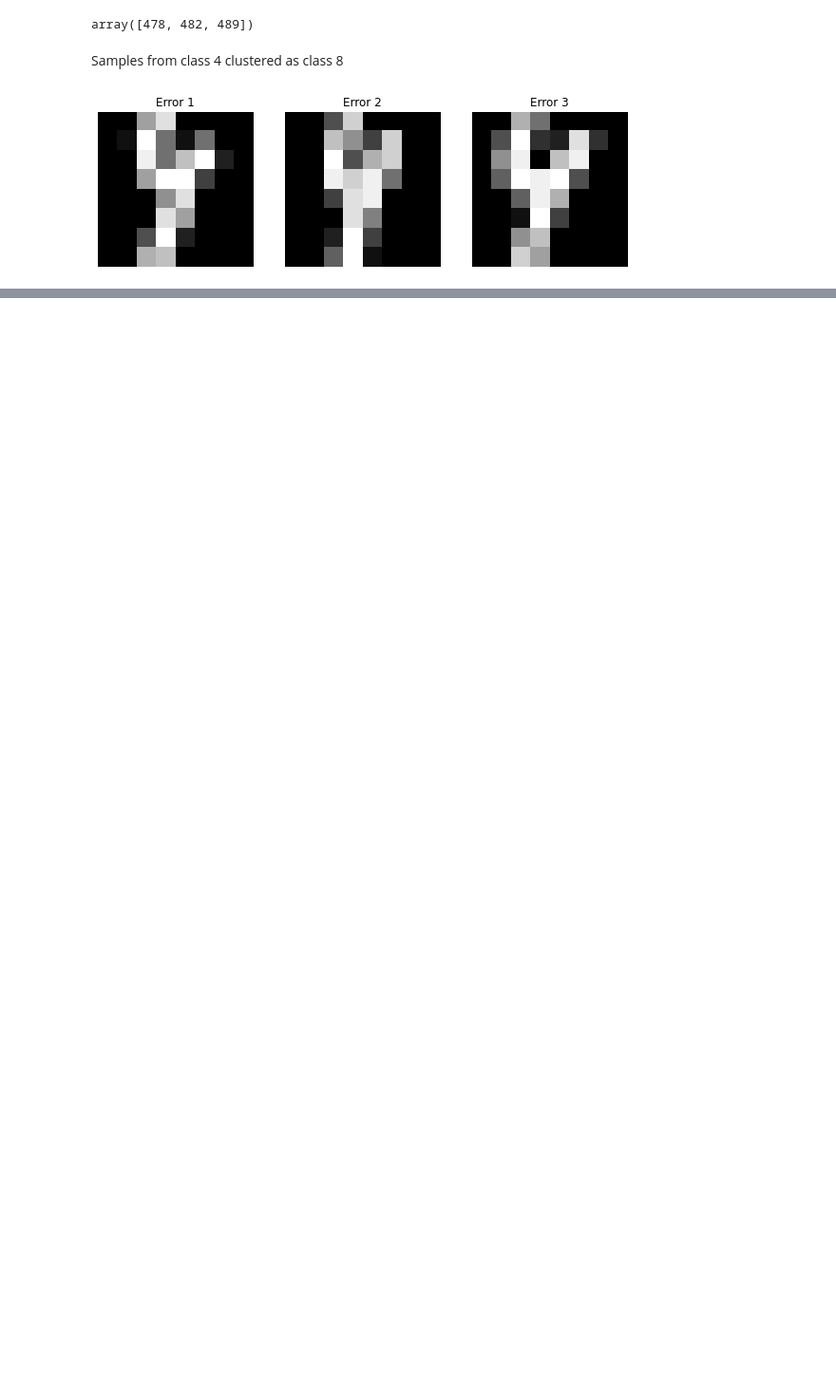
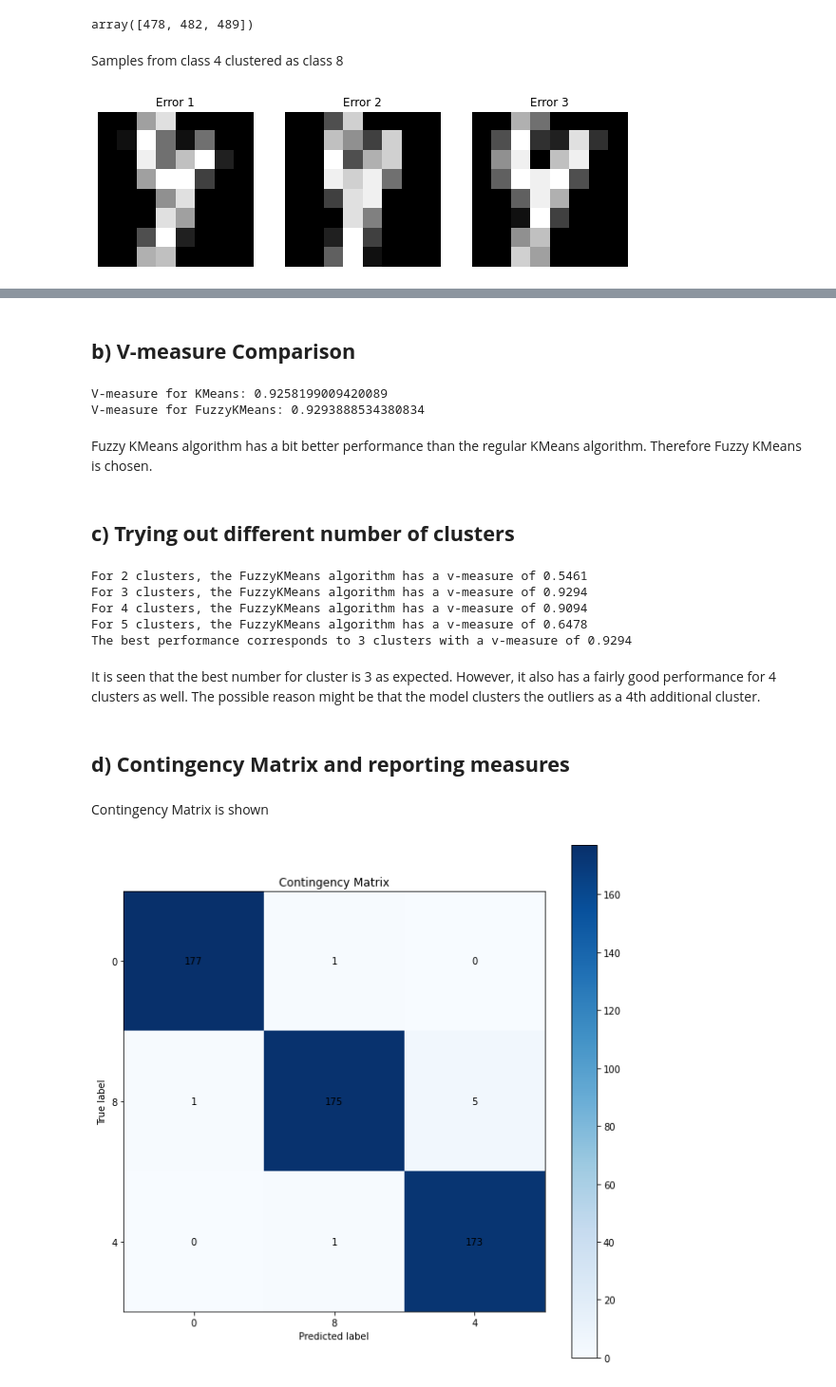
Before and after one commit to melihkurtaran/MachineLearning, a Jupyter notebook: UnsupervisedLearning/UnsupervisedLearning.ipynb, the cells around one changed output, grey strips where cells are left out. Shown at 95% size. Cells and saved outputs as stored; diff of their text form; code cells hidden in the pictures; blank space fills up the shorter version.

```diff
--- a/UnsupervisedLearning/UnsupervisedLearning.ipynb
+++ b/UnsupervisedLearning/UnsupervisedLearning.ipynb
@@ -248,0 +411,78 @@ plt.show()
+# %% [markdown]
+## **b) V-measure Comparison**
+# %%
+# Compute the V-measure for the KMeans model
+km_v_measure = v_measure_score(y, km_labels)
+
+# Compute the V-measure for the FuzzyKMeans model
+fkm_v_measure = v_measure_score(y, fkm_labels)
+
+print("V-measure for KMeans:", km_v_measure)
+print("V-measure for FuzzyKMeans:", fkm_v_measure)
+# %% [output]
+V-measure for KMeans: 0.9258199009420089
+V-measure for FuzzyKMeans: 0.9293888534380834
+# %% [markdown]
+Fuzzy KMeans algorithm has a bit better performance than the regular KMeans algorithm. Therefore Fuzzy KMeans is chosen.
+# %% [markdown]
+## **c) Trying out different number of clusters**
+# %%
+best_v_measure = 0
+best_n_clusters = 0
+for n_clusters in [2, 3, 4, 5]:
+    fkm = FuzzyKMeans(k=n_clusters, m=2)
+    fkm.fit(X)
+    labels = fkm.labels_
+    v_measure = v_measure_score(y, labels)
+    print("For {} clusters, the FuzzyKMeans algorithm has a v-measure of {:.4f}".format(n_clusters, v_measure))
+    if v_measure > best_v_measure:
+        best_v_measure = v_measure
+        best_n_clusters = n_clusters
+print("The best performance corresponds to {} clusters with a v-measure of {:.4f}".format(best_n_clusters, best_v_measure))
+# %% [output]
+For 2 clusters, the FuzzyKMeans algorithm has a v-measure of 0.5461
+For 3 clusters, the FuzzyKMeans algorithm has a v-measure of 0.9294
+For 4 clusters, the FuzzyKMeans algorithm has a v-measure of 0.9094
+For 5 clusters, the FuzzyKMeans algorithm has a v-measure of 0.6478
+The best performance corresponds to 3 clusters with a v-measure of 0.9294
+# %% [markdown]
+It is seen that the best number for cluster is 3 as expected. However, it also has a fairly good performance for 4 clusters as well. The possible reason might be that the model clusters the outliers as a 4th additional cluster.
+# %% [markdown]
+## **d) Contingency Matrix and reporting measures**
+# %% [markdown]
+Contingency Matrix is shown
+# %%
+# Compute the contingency matrix for m=3
+fkm = FuzzyKMeans(k=3, m=2)
+fkm.fit(X)
+labels = fkm.labels_
+
+#to map classes to its corresponding label
+labels = np.where(labels == 1, 8, labels)
+labels = np.where(labels == 2, 4, labels)
+
+contingency_matrix = confusion_matrix(y, labels)
+
+# Create a figure with a specified size
+plt.figure(figsize=(10, 10))
+
+# Plot the contingency matrix with a color map
+plt.imshow(contingency_matrix, cmap='Blues')
+plt.colorbar()
+plt.xlabel('Predicted label')
+plt.ylabel('True label')
+
+# Add numbers to the cells
+for i in range(3):
+    for j in range(3):
+        plt.text(j, i, contingency_matrix[i, j], ha='center', va='center', color='black')
+
+# Add class names to the x and y axis
+class_names = ["0", "8", "4"]
+plt.xticks(np.arange(3), class_names)
+plt.yticks(np.arange(3), class_names)
+plt.title("Contingency Matrix")
+
+plt.show()
+# %% [output]
+[figure, added]
```
Also changed, not shown: parts of 20 cells of this notebook.
